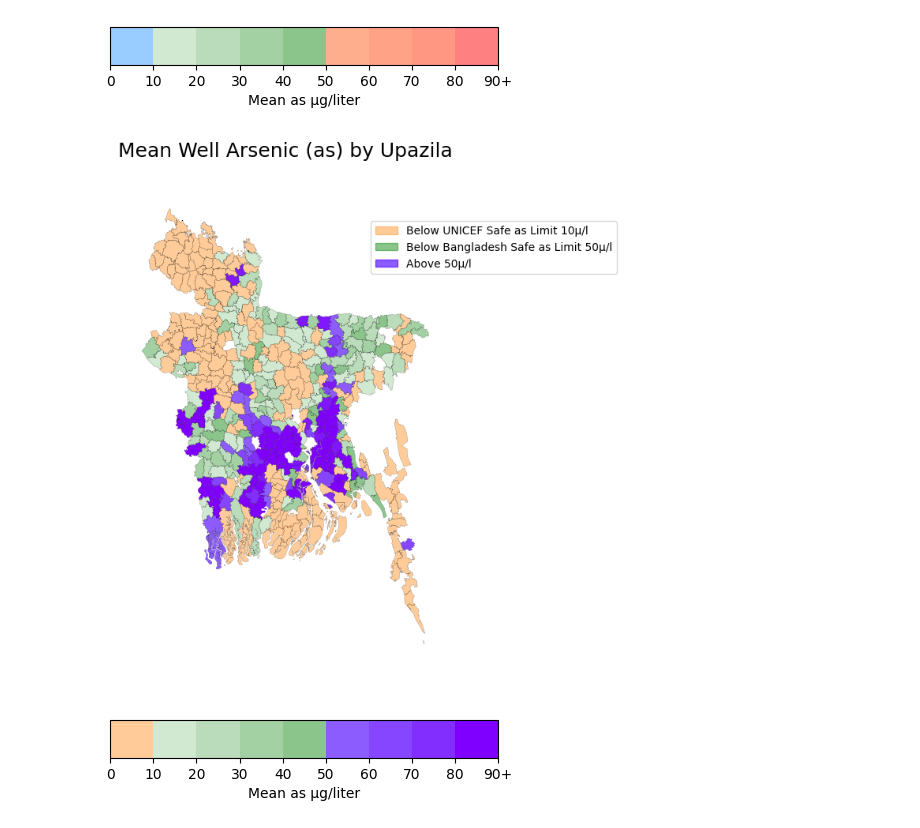
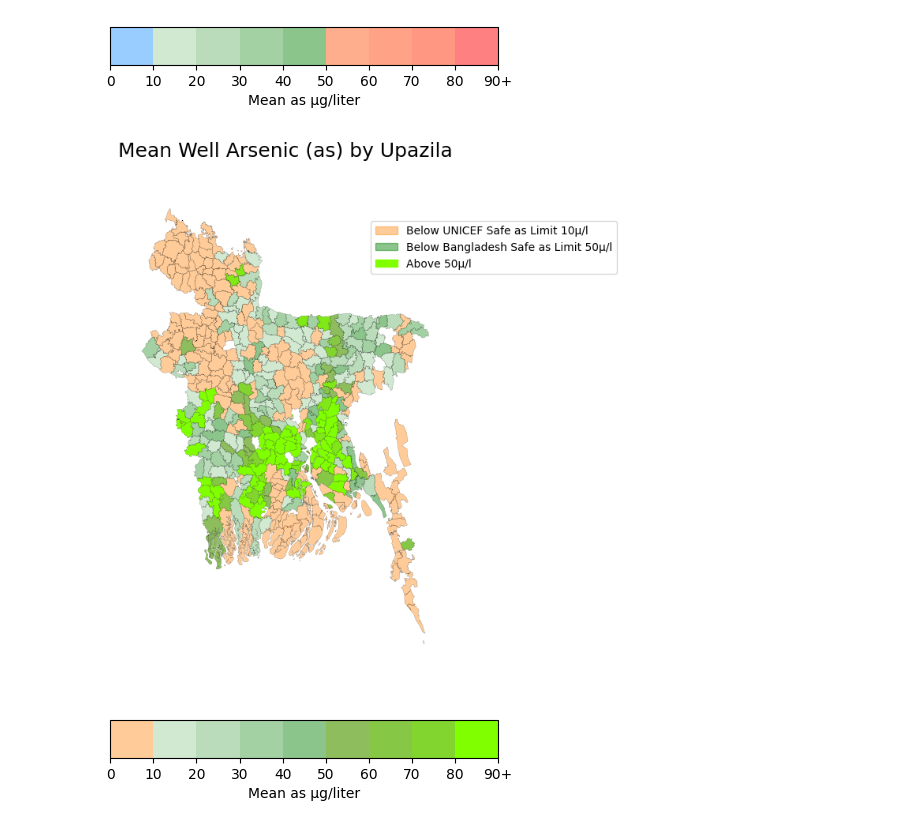
Before and after one commit to JavaRip/UoP-SoftEng-Dissertation, a Jupyter notebook: experiments/visualise_maps.ipynb, the cells around one changed output. Drawn from its saved outputs; the diff is of its cells as text; code cells hidden in the pictures.

```diff
--- a/experiments/visualise_maps.ipynb
+++ b/experiments/visualise_maps.ipynb
@@ -562,6 +559,7 @@ mean_as_per_upa()
 [figure]
 # %%
 def mean_as_per_upa():
+    well_data = load_wells()
     agg_functions = {"Arsenic": "mean"}
     agg_depth_as = well_data.groupby(well_data["Upazila"]).aggregate(agg_functions)
     agg_depth_as["Count"] = well_data.groupby(well_data["Upazila"]).size()
@@ -582,7 +580,7 @@ def mean_as_per_upa():
     colors = {
         'Below UNICEF Safe as Limit 10μ/l': (1, 0.5, 0, 0.4),
         'Below Bangladesh Safe as Limit 50μ/l': (0, 0.5, 0, 0.45),
-        'Above 50μ/l': (0.3, 0, 1, 0.64),
+        'Above 50μ/l': (0.5, 1, 0, 1),
     }
     labels = list(colors.keys())
     handles = [plt.Rectangle((0, 0), 1, 1, color=colors[label]) for label in labels]
@@ -593,11 +591,11 @@ def mean_as_per_upa():
         (0, 0.5, 0, 0.27),
         (0, 0.5, 0, 0.36),
         (0, 0.5, 0, 0.45),
-        (0.3, 0, 1, 0.64),
-        (0.35, 0, 1, 0.73),
-        (0.4, 0, 1, 0.82),
-        (0.45, 0, 1, 0.91),
-        (0.5, 0, 1, 1),
+        (0.3, 0.6, 0, 0.64),
+        (0.35, 0.7, 0, 0.73),
+        (0.4, 0.8, 0, 0.82),
+        (0.45, 0.9, 0, 0.91),
+        (0.5, 1, 0, 1),
     ])
 
     ax = gplt.choropleth(
@@ -609,35 +607,35 @@ def mean_as_per_upa():
         linewidth=0.1,
         edgecolor='black',
     )
 
     ax.legend(handles, labels, bbox_to_anchor=(1.43, 0.9))
     ax.set_title('Mean Well Arsenic (as) by Upazila', fontsize=18)
 
     fig, ax = plt.subplots(figsize=(5, 1))
     fig.subplots_adjust(bottom=0.5)
 
     bounds = [10, 20, 30, 40, 50, 60, 70, 80, 90, 100]
     norm = mpl.colors.BoundaryNorm(bounds, cmap.N)
 
     cb2 = mpl.colorbar.ColorbarBase(
         ax,
         cmap=cmap,
         norm=norm,
         spacing='proportional',
         orientation='horizontal',
         label='Mean as μg/liter',
     )
 
     as_ticklabels = ['0', '10', '20', '30', '40', '50', '60', '70', '80', '90+']
     cb2.set_ticklabels(
         as_ticklabels
     )
 
 
 mean_as_per_upa()
 # %% [output]
-[figure, old version]
+[figure, new version]
-[figure, old version]
+[figure, new version]
 # %%
 def datapoints_per_upa_map():
     gd = load_gd('dis')
```
Also changed, not shown: parts of 6 cells of this notebook, 5 other files.
